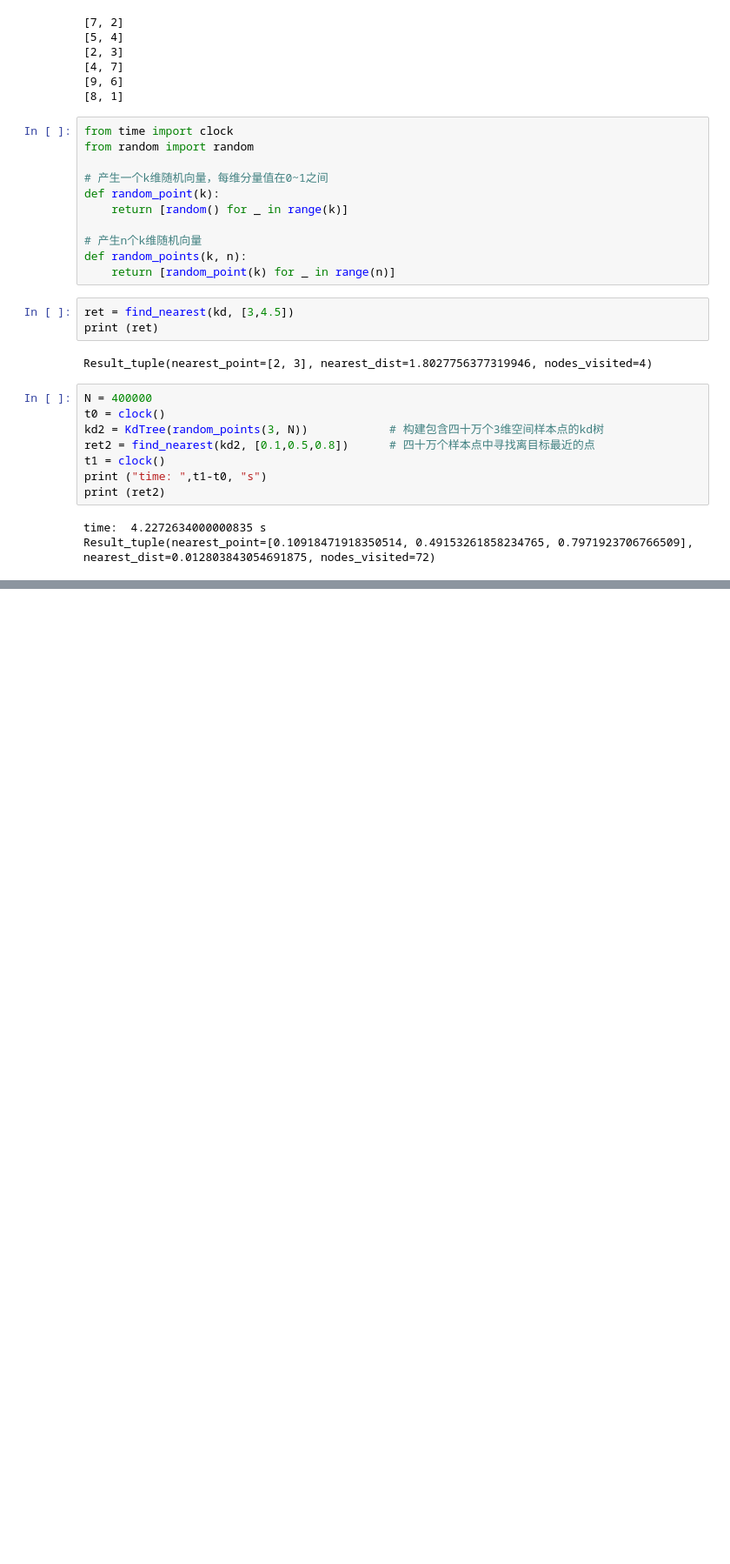
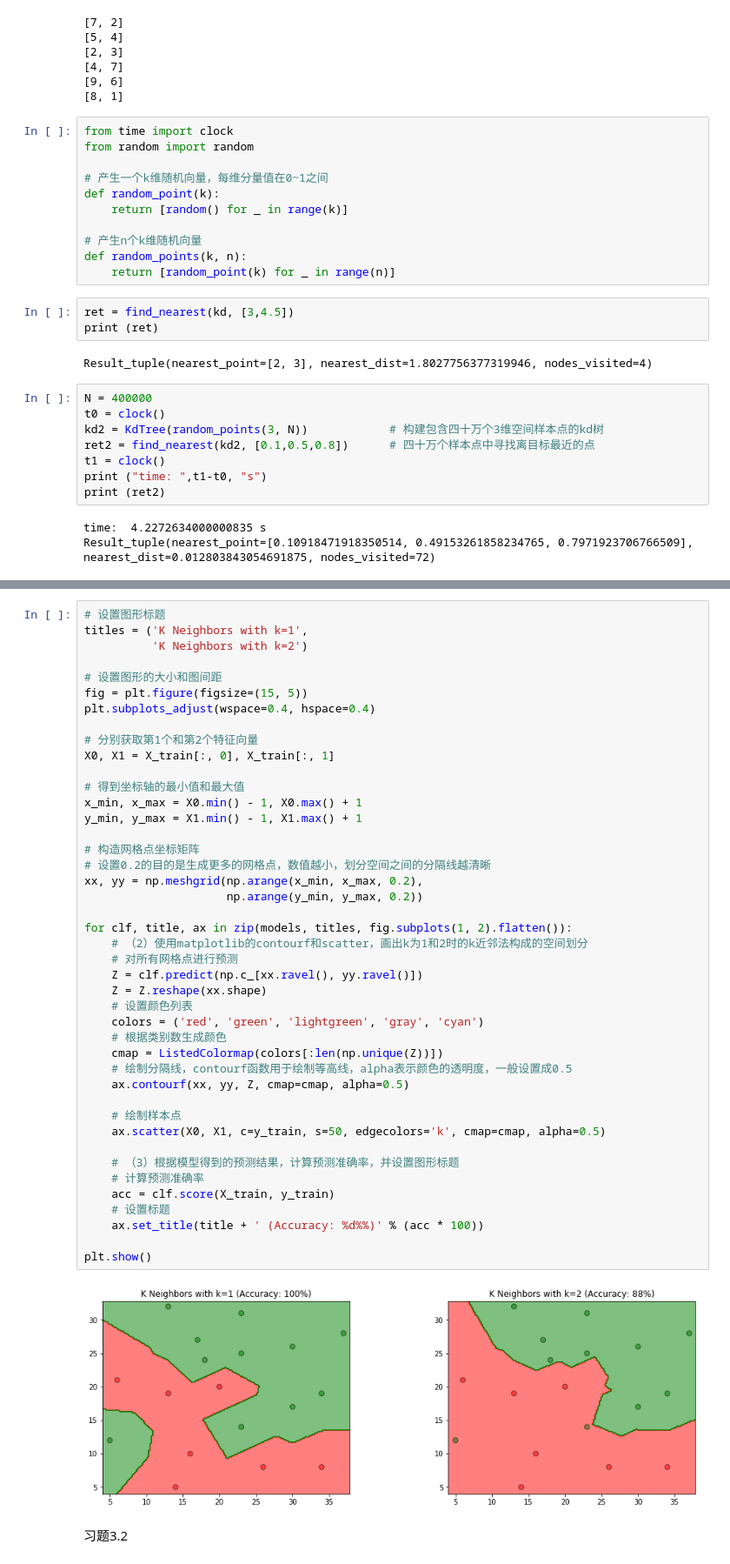
Before and after one commit to shiqi0404/lihang-code, a Jupyter notebook: 第03章 k近邻法/3.KNearestNeighbors.ipynb, the cells around one changed output, grey strips where cells are left out. Shown: that part at 87% size. Saved outputs shown, nothing was run; the diff lists cells and outputs as text; blank space fills up the shorter version.

```diff
--- a/第03章 k近邻法/3.KNearestNeighbors.ipynb
+++ b/第03章 k近邻法/3.KNearestNeighbors.ipynb
@@ -383,0 +425,47 @@ Result_tuple(nearest_point=[0.10918471918350514, 0.49153261858234765, 0.79719237
+# %%
+# 设置图形标题
+titles = ('K Neighbors with k=1',
+          'K Neighbors with k=2')
+
+# 设置图形的大小和图间距
+fig = plt.figure(figsize=(15, 5))
+plt.subplots_adjust(wspace=0.4, hspace=0.4)
+
+# 分别获取第1个和第2个特征向量
+X0, X1 = X_train[:, 0], X_train[:, 1]
+
+# 得到坐标轴的最小值和最大值
+x_min, x_max = X0.min() - 1, X0.max() + 1
+y_min, y_max = X1.min() - 1, X1.max() + 1
+
+# 构造网格点坐标矩阵
+# 设置0.2的目的是生成更多的网格点，数值越小，划分空间之间的分隔线越清晰
+xx, yy = np.meshgrid(np.arange(x_min, x_max, 0.2),
+                     np.arange(y_min, y_max, 0.2))
+
+for clf, title, ax in zip(models, titles, fig.subplots(1, 2).flatten()):
+    # （2）使用matplotlib的contourf和scatter，画出k为1和2时的k近邻法构成的空间划分
+    # 对所有网格点进行预测
+    Z = clf.predict(np.c_[xx.ravel(), yy.ravel()])
+    Z = Z.reshape(xx.shape)
+    # 设置颜色列表
+    colors = ('red', 'green', 'lightgreen', 'gray', 'cyan')
+    # 根据类别数生成颜色
+    cmap = ListedColormap(colors[:len(np.unique(Z))])
+    # 绘制分隔线，contourf函数用于绘制等高线，alpha表示颜色的透明度，一般设置成0.5
+    ax.contourf(xx, yy, Z, cmap=cmap, alpha=0.5)
+
+    # 绘制样本点
+    ax.scatter(X0, X1, c=y_train, s=50, edgecolors='k', cmap=cmap, alpha=0.5)
+
+    # （3）根据模型得到的预测结果，计算预测准确率，并设置图形标题
+    # 计算预测准确率
+    acc = clf.score(X_train, y_train)
+    # 设置标题
+    ax.set_title(title + ' (Accuracy: %d%%)' % (acc * 100))
+
+plt.show()
+# %% [output]
+[figure, added]
+# %% [markdown]
+习题3.2
```
Also changed, not shown: parts of 4 cells of this notebook, 1 other file.
